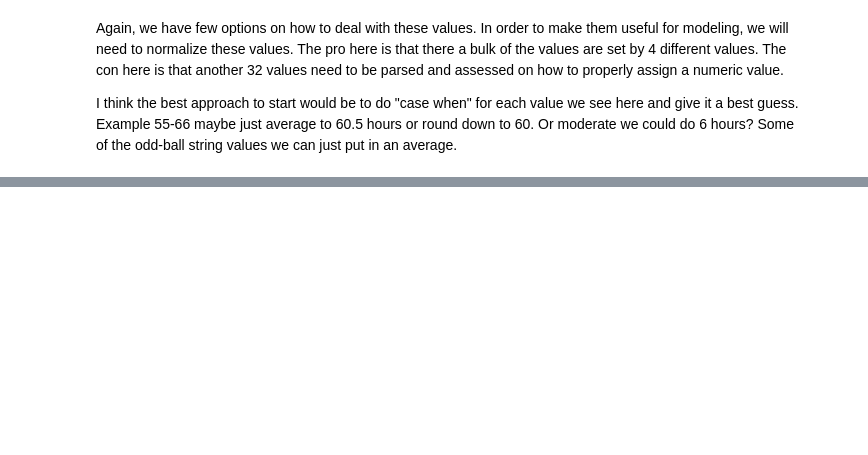
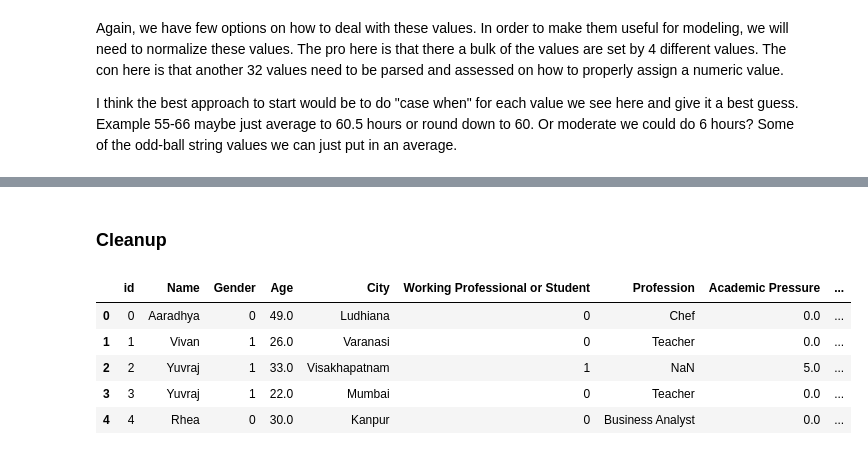
Before and after one commit to lucas-berth/mental_health_data_modeling, a Jupyter notebook: mental_health_prediction_modeling.ipynb, the cells around one changed output, grey strips where cells are left out. Cells and saved outputs as stored; diff of their text form; code cells hidden in the pictures; blank space fills up the shorter version.

```diff
--- a/mental_health_prediction_modeling.ipynb
+++ b/mental_health_prediction_modeling.ipynb
@@ -199,0 +432,45 @@ I think the best approach to start would be to do "case when" for each value we
+# %% [markdown]
+### Cleanup
+# %%
+#replacing all nan values with 0 for these columns:
+
+clean_data = data
+clean_data['CGPA'] = clean_data['CGPA'].fillna(0)
+clean_data['Academic Pressure'] = clean_data['Academic Pressure'].fillna(0)
+clean_data['Work Pressure'] = clean_data['Work Pressure'].fillna(0)
+clean_data['Study Satisfaction'] = clean_data['Study Satisfaction'].fillna(0)
+clean_data['Job Satisfaction'] = clean_data['Job Satisfaction'].fillna(0)
+clean_data['Financial Stress'] = clean_data['Financial Stress'].fillna(0)
+# %%
+clean_data = clean_data[(clean_data['Sleep Duration'] == 'Less than 5 hours') | (clean_data['Sleep Duration'] == '7-8 hours') | (clean_data['Sleep Duration'] == 'More than 8 hours') | (clean_data['Sleep Duration'] == '5-6 hours')]
+# %%
+#The goal here was to take our hottest sleeping values and assign them a number to be better for training.
+#This could be up for interpretation as to which values should be assigned higher or lower, but the goal really is to have the model
+    #be able to make distictions between the different sleeping hours individuals get
+
+clean_data.loc[clean_data['Sleep Duration'] == 'Less than 5 hours', 'Sleep Duration'] = 1  # Bad
+clean_data.loc[clean_data['Sleep Duration'] == '5-6 hours', 'Sleep Duration'] = 2        # Okay
+clean_data.loc[clean_data['Sleep Duration'] == '7-8 hours', 'Sleep Duration'] = 3        # Best
+clean_data.loc[clean_data['Sleep Duration'] == 'More than 8 hours', 'Sleep Duration'] = 4 # Okay
+# %%
+#changing binary values to 0s and 1s
+clean_data.loc[clean_data['Gender'] == 'Male', 'Gender'] = 1
+clean_data.loc[clean_data['Gender'] == 'Female', 'Gender'] = 0
+
+clean_data.loc[clean_data['Have you ever had suicidal thoughts ?'] == 'Yes', 'Have you ever had suicidal thoughts ?'] = 1
+clean_data.loc[clean_data['Have you ever had suicidal thoughts ?'] == 'No', 'Have you ever had suicidal thoughts ?'] = 0
+
+clean_data.loc[clean_data['Family History of Mental Illness'] == 'Yes', 'Family History of Mental Illness'] = 1
+clean_data.loc[clean_data['Family History of Mental Illness'] == 'No', 'Family History of Mental Illness'] = 0
+
+clean_data.loc[clean_data['Working Professional or Student'] == 'Working Professional', 'Working Professional or Student'] = 0
+clean_data.loc[clean_data['Working Professional or Student'] == 'Student', 'Working Professional or Student'] = 1
+# %%
+clean_data.head()
+# %% [output]
+|  | id | Name | Gender | Age | City | Working Professional or Student | Profession | Academic Pressure | ... |
+| 0 | 0 | Aaradhya | 0 | 49.0 | Ludhiana | 0 | Chef | 0.0 | ... |
+| 1 | 1 | Vivan | 1 | 26.0 | Varanasi | 0 | Teacher | 0.0 | ... |
+| 2 | 2 | Yuvraj | 1 | 33.0 | Visakhapatnam | 1 | NaN | 5.0 | ... |
+| 3 | 3 | Yuvraj | 1 | 22.0 | Mumbai | 0 | Teacher | 0.0 | ... |
+| 4 | 4 | Rhea | 0 | 30.0 | Kanpur | 0 | Business Analyst | 0.0 | ... |
```
Also changed, not shown: parts of 53 cells of this notebook.
